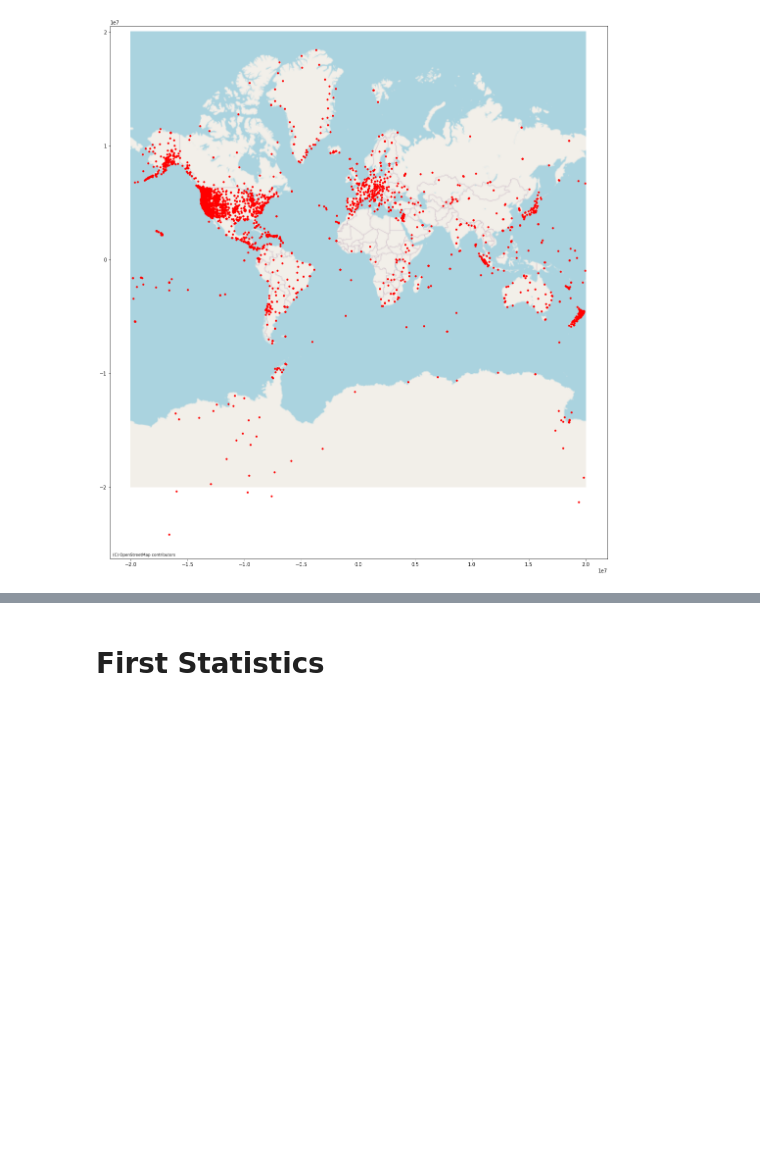
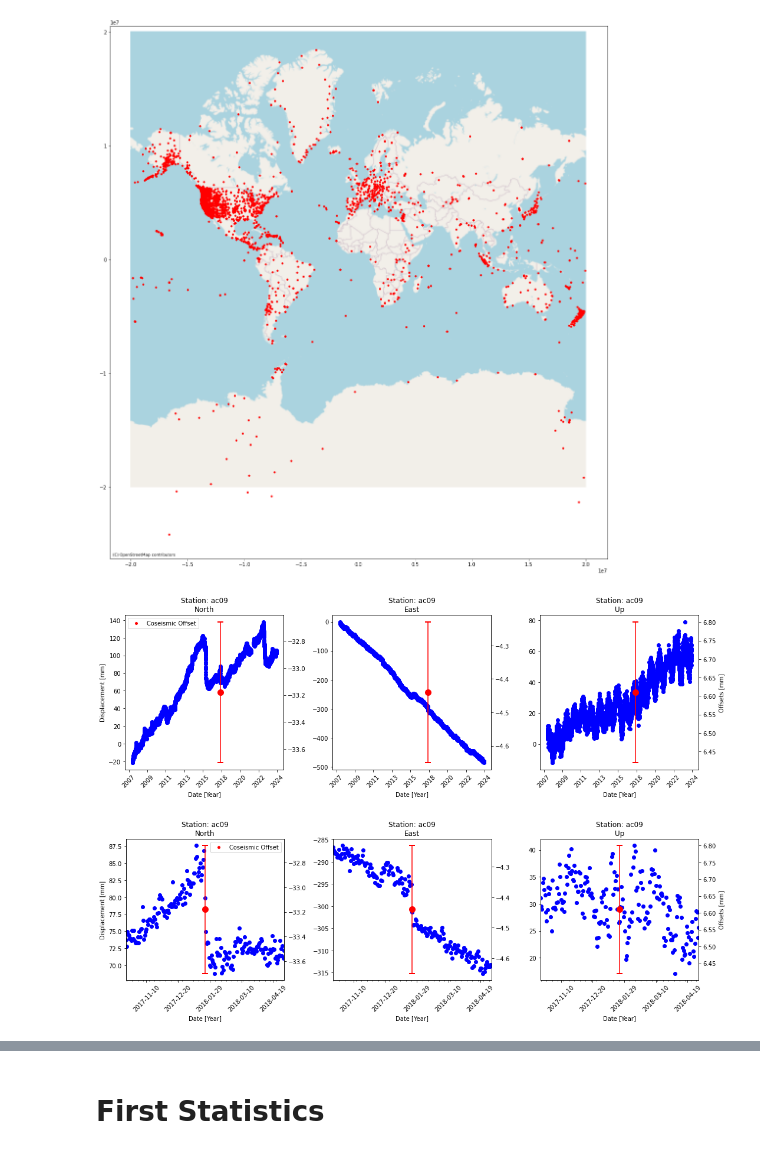
Before and after one commit to nteutschm/Project_Earthquake_Detection, a Jupyter notebook: load_data.ipynb, the cells around one changed output, grey strips where cells are left out. Cells and saved outputs as stored; diff of their text form; code cells hidden in the pictures; blank space fills up the shorter version.

```diff
--- a/load_data.ipynb
+++ b/load_data.ipynb
@@ -161,7 +161,7 @@ def plot_exponential_decay(ax, decay, tau, value):
     return line
 # %%
 def plot_time_series(df_org, cols, titles, offset_date=None, zoom_days=300, xlabel='Date', ylabel='Data',
-                     second_ylabel='Secondary Data', error_scale=1, decay_duration_factor=3, plot_decays=True):
+                     second_ylabel='Secondary Data', error_scale=1, plot_decays=True):
 
     # Create subplots
     fig, axs = plt.subplots(1, len(cols), figsize=(15, 5), sharey=False)
@@ -293,3 +284,10 @@ plot_time_series(df, ['CorrNE', 'CorrNU', 'CorrEU'], titles=['North-Eeast', 'Nor
 plot_stations(dfs)
 # %% [output]
 [figure]
+# %%
+df = dfs[51]
+plot_time_series(df, ['N', 'E', 'U'], titles=['North', 'East', 'Up'], ylabel='Displacement [mm]', xlabel='Date [Year]', second_ylabel='Offsets [mm]')
+plot_time_series(df, ['N', 'E', 'U'], titles=['North', 'East', 'Up'], ylabel='Displacement [mm]', xlabel='Date [Year]', second_ylabel='Offsets [mm]', offset_date=df.attrs['offsets']['n']['offsets'][0]['date'], zoom_days=100, plot_decays=True)
+# %% [output]
+[figure, added]
+[figure, added]
```
Also changed, not shown: parts of 11 cells of this notebook.
